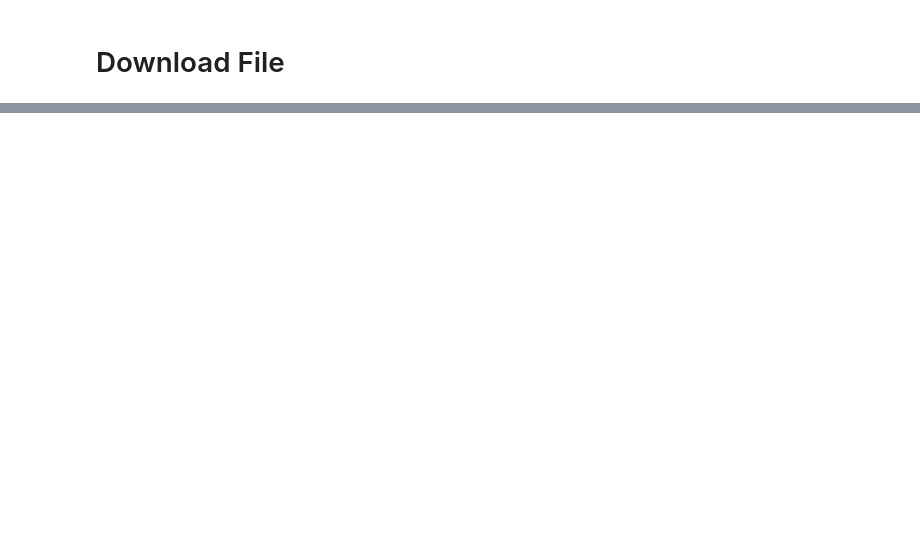
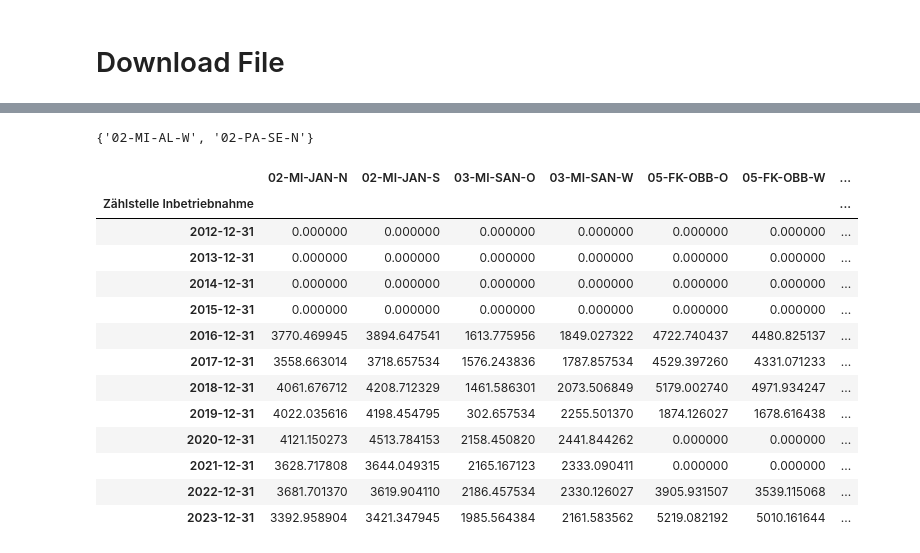
Before and after one commit to nickreiter98/berlin-biking, a Jupyter notebook: analysis.ipynb, the cells around one changed output, grey strips where cells are left out. Cells and saved outputs as stored; diff of their text form; code cells hidden in the pictures; blank space fills up the shorter version.

```diff
--- a/analysis.ipynb
+++ b/analysis.ipynb
@@ -81,0 +121,21 @@ df_al = df[[col for col in df.columns if 'FK-FRA-W' in col]]
+# %%
+set(df_all_avg_year.columns) - set(df_locations.index)
+# %% [output]
+{'02-MI-AL-W', '02-PA-SE-N'}
+# %%
+df_all_avg_year
+# %% [output]
+|  | 02-MI-JAN-N | 02-MI-JAN-S | 03-MI-SAN-O | 03-MI-SAN-W | 05-FK-OBB-O | 05-FK-OBB-W | ... |
+| Zählstelle Inbetriebnahme |  |  |  |  |  |  | ... |
+| 2012-12-31 | 0.000000 | 0.000000 | 0.000000 | 0.000000 | 0.000000 | 0.000000 | ... |
+| 2013-12-31 | 0.000000 | 0.000000 | 0.000000 | 0.000000 | 0.000000 | 0.000000 | ... |
+| 2014-12-31 | 0.000000 | 0.000000 | 0.000000 | 0.000000 | 0.000000 | 0.000000 | ... |
+| 2015-12-31 | 0.000000 | 0.000000 | 0.000000 | 0.000000 | 0.000000 | 0.000000 | ... |
+| 2016-12-31 | 3770.469945 | 3894.647541 | 1613.775956 | 1849.027322 | 4722.740437 | 4480.825137 | ... |
+| 2017-12-31 | 3558.663014 | 3718.657534 | 1576.243836 | 1787.857534 | 4529.397260 | 4331.071233 | ... |
+| 2018-12-31 | 4061.676712 | 4208.712329 | 1461.586301 | 2073.506849 | 5179.002740 | 4971.934247 | ... |
+| 2019-12-31 | 4022.035616 | 4198.454795 | 302.657534 | 2255.501370 | 1874.126027 | 1678.616438 | ... |
+| 2020-12-31 | 4121.150273 | 4513.784153 | 2158.450820 | 2441.844262 | 0.000000 | 0.000000 | ... |
+| 2021-12-31 | 3628.717808 | 3644.049315 | 2165.167123 | 2333.090411 | 0.000000 | 0.000000 | ... |
+| 2022-12-31 | 3681.701370 | 3619.904110 | 2186.457534 | 2330.126027 | 3905.931507 | 3539.115068 | ... |
+| 2023-12-31 | 3392.958904 | 3421.347945 | 1985.564384 | 2161.583562 | 5219.082192 | 5010.161644 | ... |
```
Also changed, not shown: parts of 13 cells of this notebook.
